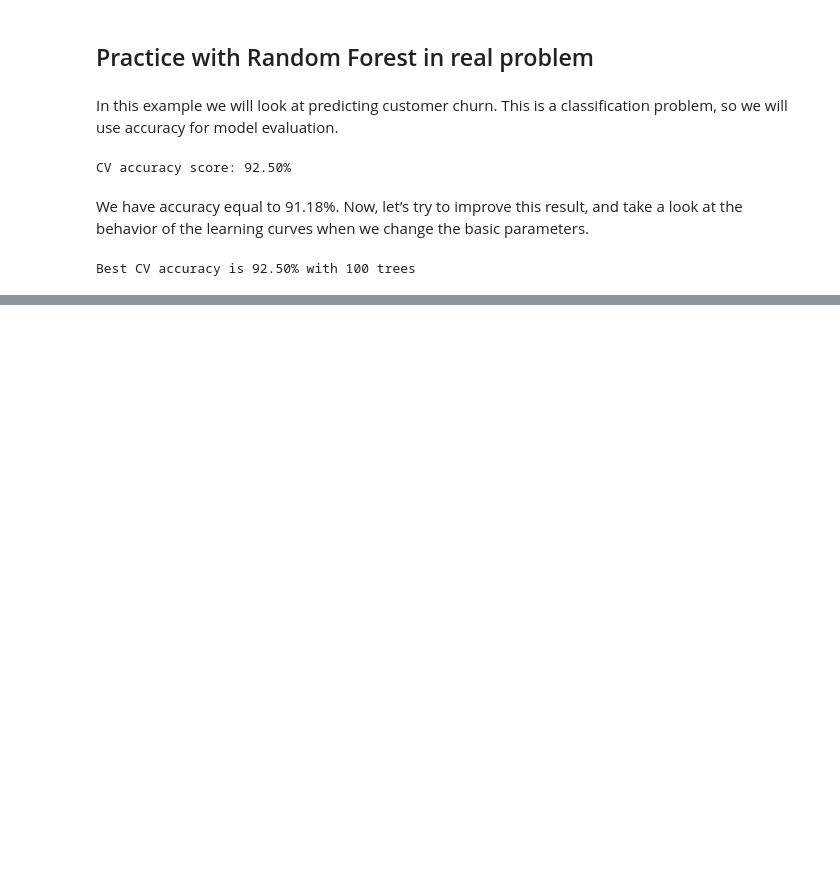
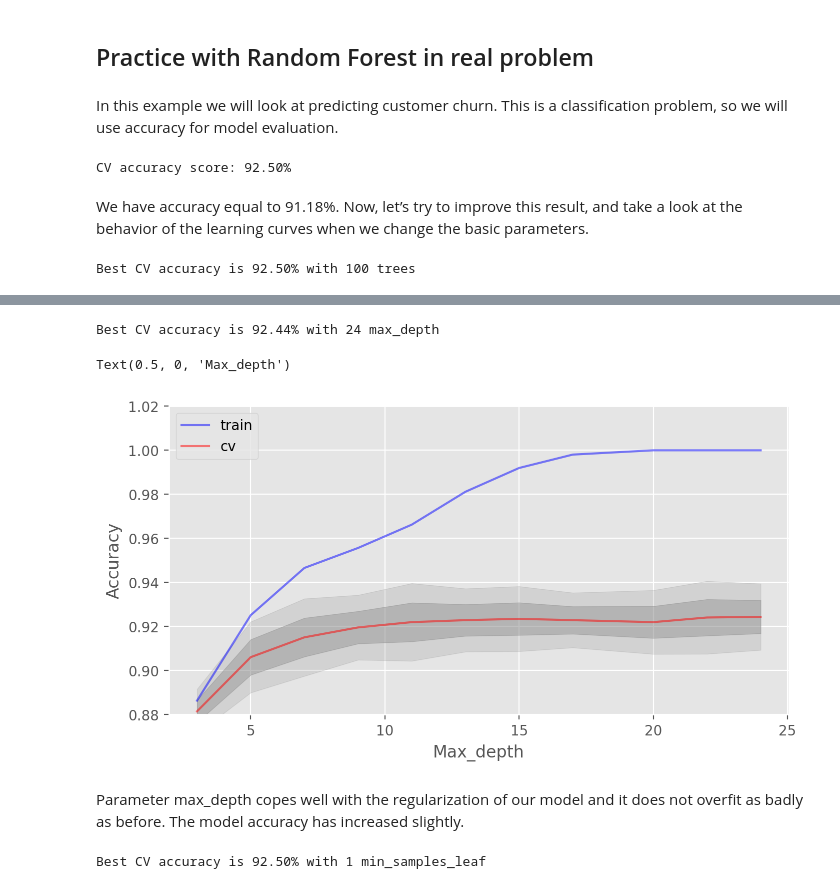
Before and after one commit to rahulrajesh131999/ai-ml-dl-journey, a Jupyter notebook: topic5/random forest/random_forest.ipynb, the cells around one changed output, grey strips where cells are left out. Cells and saved outputs as stored; diff of their text form; code cells hidden in the pictures; blank space fills up the shorter version.

Commit message:
Update random_forest.ipynb with new code changes

```diff
--- a/topic5/random forest/random_forest.ipynb
+++ b/topic5/random forest/random_forest.ipynb
@@ -678,0 +700,71 @@ Best CV accuracy is 92.50% with 100 trees
+# %%
+# We will start with the maximum depth of trees max_depth and fix the number of trees at 100
+
+train_acc = []
+test_acc = []
+temp_train_acc = []
+temp_test_acc = []
+max_depth_grid = [3, 5, 7, 9, 11, 13, 15, 17, 20, 22, 24]
+
+for max_depth in max_depth_grid:
+    rfc = RandomForestClassifier(n_estimators=100, random_state=42, n_jobs=-1, max_depth=max_depth)
+    temp_train_acc = []
+    temp_test_acc = []
+    for train_index, test_index in skf.split(X,y):
+        X_train, X_test = X.iloc[train_index], X.iloc[test_index]
+        y_train, y_test = y[train_index], y[test_index]
+        rfc.fit(X_train, y_train)
+        temp_train_acc.append(rfc.score(X_train, y_train))
+        temp_test_acc.append(rfc.score(X_test, y_test))
+    train_acc.append(temp_train_acc)
+    test_acc.append(temp_test_acc)
+
+train_acc, test_acc = np.asarray(train_acc), np.asarray(test_acc)
+print("Best CV accuracy is {:.2f}% with {} max_depth".format(max(test_acc.mean(axis=1))*100,
+                                                        max_depth_grid[np.argmax(test_acc.mean(axis=1))]))
+
+fig, ax = plt.subplots(figsize=(8, 4))
+ax.plot(max_depth_grid, train_acc.mean(axis=1), alpha=0.5, color='blue', label='train')
+ax.plot(max_depth_grid, test_acc.mean(axis=1), alpha=0.5, color='red', label='cv')
+ax.fill_between(max_depth_grid, test_acc.mean(axis=1) - test_acc.std(axis=1),
+                test_acc.mean(axis=1) + test_acc.std(axis=1), color='#888888', alpha=0.4)
+ax.fill_between(max_depth_grid, test_acc.mean(axis=1) - 2*test_acc.std(axis=1),
+                test_acc.mean(axis=1) + 2*test_acc.std(axis=1), color='#888888', alpha=0.2)
+ax.legend(loc='best')
+ax.set_ylim([0.88,1.02])
+ax.set_ylabel("Accuracy")
+ax.set_xlabel("Max_depth")
+# %% [output]
+Best CV accuracy is 92.44% with 24 max_depth
+Text(0.5, 0, 'Max_depth')
+[figure, added]
+# %% [markdown]
+Parameter max_depth copes well with the regularization of our model and it does not overfit as badly as before. The model accuracy has increased slightly.
+# %%
+# Another important parameter worth tuning is min_samples_leaf. It also contributes to regularization.
+# Create lists to save accuracy values on the training and test sets
+train_acc = []
+test_acc = []
+temp_train_acc = []
+temp_test_acc = []
+min_samples_leaf_grid = [1, 3, 5, 7, 9, 11, 13, 15, 17, 20, 22, 24]
+
+for min_samples_leaf in min_samples_leaf_grid:
+    rfc = RandomForestClassifier(n_estimators=100, random_state=42, n_jobs=-1,
+                                 min_samples_leaf=min_samples_leaf)
+    temp_train_acc = []
+    temp_test_acc = []
+    for train_index, test_index in skf.split(X, y):
+        X_train, X_test = X.iloc[train_index], X.iloc[test_index]
+        y_train, y_test = y[train_index], y[test_index]
+        rfc.fit(X_train, y_train)
+        temp_train_acc.append(rfc.score(X_train, y_train))
+        temp_test_acc.append(rfc.score(X_test, y_test))
+    train_acc.append(temp_train_acc)
+    test_acc.append(temp_test_acc)
+
+train_acc, test_acc = np.asarray(train_acc), np.asarray(test_acc)
+print("Best CV accuracy is {:.2f}% with {} min_samples_leaf".format(max(test_acc.mean(axis=1))*100,
+                                                        min_samples_leaf_grid[np.argmax(test_acc.mean(axis=1))]))
+# %% [output]
+Best CV accuracy is 92.50% with 1 min_samples_leaf
```
Also changed, not shown: parts of 12 cells of this notebook, 1 other file.
